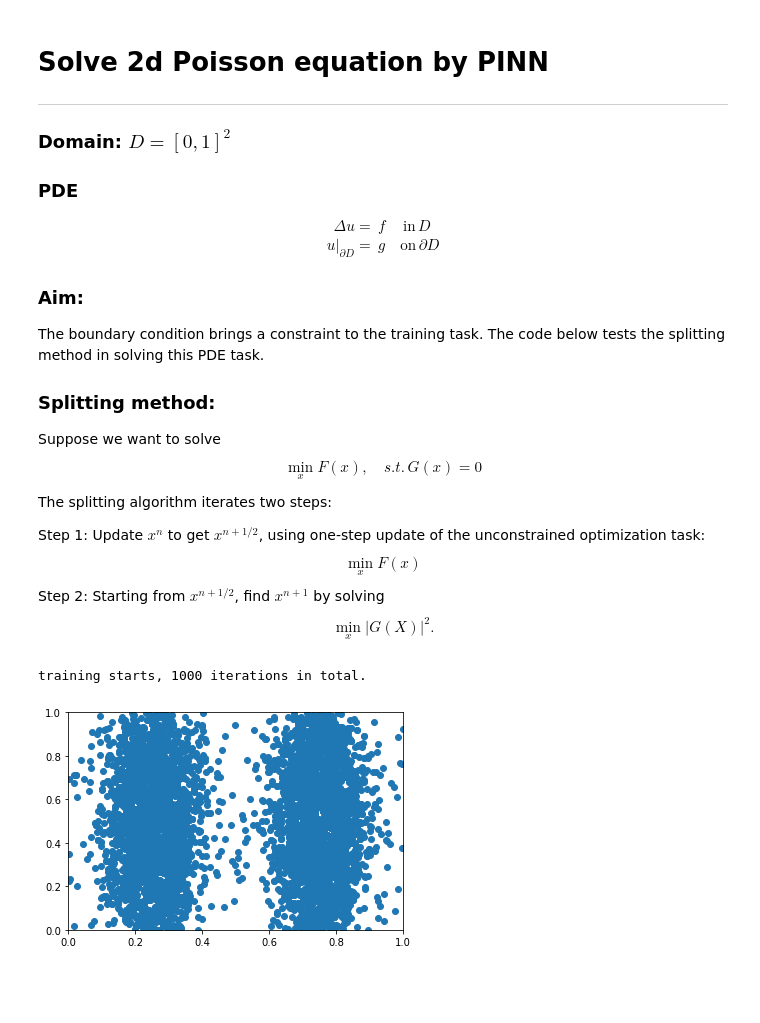
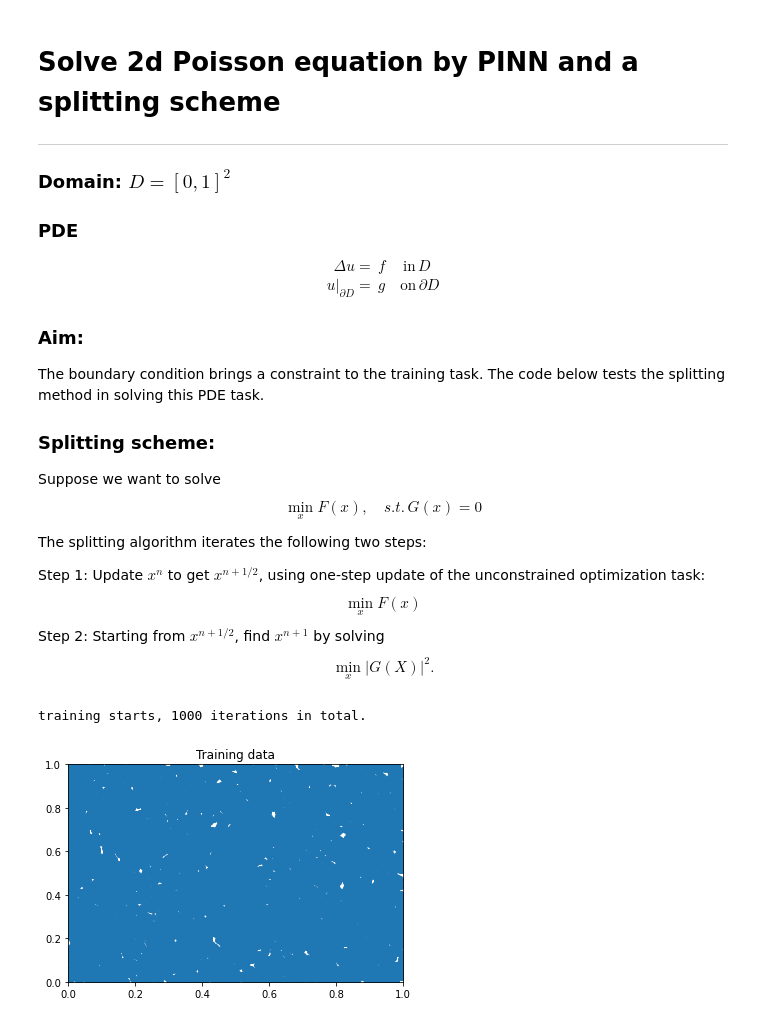
Before and after one commit to zwpku/learning-with-constraints, a Jupyter notebook: splitting_scheme.ipynb, the cells around one changed output. Cells and saved outputs as stored; diff of their text form; code cells hidden in the pictures; blank space fills up the shorter version.

Commit message:
Updated notebook for splitting scheme

```diff
--- a/splitting_scheme.ipynb
+++ b/splitting_scheme.ipynb
@@ -1,5 +1,5 @@
 # %% [markdown]
-# Solve 2d Poisson equation by PINN
+# Solve 2d Poisson equation by PINN and a splitting scheme
 
 ---
 
@@ -18,14 +18,14 @@ $$
 The boundary condition brings a constraint to the training task.
 The code below tests the splitting method in solving this PDE task.
 
-### Splitting method:
+### Splitting scheme:
 
 Suppose we want to solve
 $$
     \min_{x} F(x), \quad s.t.\, G(x) = 0
 $$
 
-The splitting algorithm iterates two steps:
+The splitting algorithm iterates the following two steps:
 
 Step 1: Update $x^{n}$ to get $x^{n+1/2}$, using one-step update of the unconstrained optimization task:
 $$
@@ -49,7 +49,8 @@ import os
 import time
 
 class ConstrainedOptimizer():
-
+    r"""This class solves the constraint
+    """
     def __init__(self, model, problem, optimizer, batch_size=100, resampling=False, res_tol=1e-2, max_iter_steps=100, verbose=True):
         self.res_tol = res_tol
         self.max_iter_steps = max_iter_steps
@@ -108,21 +109,28 @@ num_iters = 2000
 # layers of the neural network.
 layer_dims = [2, 30, 30, 1]
 optimizer_name = 'Adam'
-learning_rate = 0.02
+learning_rate = 0.001
+problem_id = 0
 
-problem = PoissonEqnByPINN(3.0, size=n, size_each_bndry=n_bndry)
+if problem_id == 0:
+    problem = PoissonEqnByPINN(3.0, size=n, size_each_bndry=n_bndry)
+else :
+    # define the potential
+    def V(x):
+        return math.cos(x[0] * 4 * math.pi) + 3.0 * (x[1]-0.5)**2
 
-def V(x):
-    return math.cos(x[0] * 4 * math.pi) + 3.0 * (x[1]-0.5)**2
+    # define the eigenvalue PDE problem;
+    # solve the first 2 eigenpairs
+    problem = EigenPDE(V, 2.5, num_eig_funcs=2, eig_w=[1.0, 0.8], size=n, size_each_bndry=n_bndry)
 
-problem = EigenPDE(V, 2.5, num_eig_funcs=2, eig_w=[1.0, 0.8], size=n, size_each_bndry=n_bndry)
-
+# get training data
 problem.sample_X_batch(1000)
 X = problem.X
 
 plt.scatter(X[:,0], X[:,1])
 plt.xlim([0,1])
 plt.ylim([0,1])
+plt.title('Training data')
 
 # create neural network that represents the solution of the PDE
 model = problem.create_model(layer_dims)
@@ -135,45 +143,50 @@ print ("\ntraining starts, %d iterations in total." % num_iters)
 if optimizer_name == 'Adam':
     optimizer = torch.optim.Adam(model.parameters(), lr=learning_rate)
 else:
     optimizer = torch.optim.SGD(model.parameters(), lr=learning_rate)
 
-c_optimizer = torch.optim.Adam(model.parameters(), lr=0.01)
+# define another optimizer for solving the constraints
+c_optimizer = torch.optim.Adam(model.parameters(), lr=0.005)
 #c_optimizer = torch.optim.SGD(model.parameters(), lr=0.01, momentum=0.8, nesterov=True)
 #c_optimizer = torch.optim.LBFGS(model.parameters(), lr=0.05, history_size=10,tolerance_change=1e-3,
 #                        max_iter=5, tolerance_grad=1e-03, line_search_fn="strong_wolfe")
 
-copt = ConstrainedOptimizer(model, problem, c_optimizer, res_tol=0.05, resampling=False, max_iter_steps=100)
+copt = ConstrainedOptimizer(model, problem, c_optimizer, res_tol=0.01, resampling=True, max_iter_steps=100)
 
+# use splitting scheme at the begining of the training
 use_splitting_scheme_at_step = 0
 
 for iter in tqdm(range(num_iters)):
-    # Step 1: minimize the PDE loss
     optimizer.zero_grad()
     problem.sample_X_batch(batch_size)
     loss1 = problem.F(model)
 
-    if iter < use_splitting_scheme_at_step:
+    if iter < use_splitting_scheme_at_step: # penalty method
         problem.sample_Y_batch(batch_size)
         loss2 = problem.G(model)
-        loss = loss1 + 10 * loss2
+        loss = loss1 + 10.0 * loss2
         loss.backward()
         optimizer.step()
         csteps = 0
-    else :
+    else :   # splitting method
+        # Step 1: update by minimizing F
         loss1.backward()
         optimizer.step()
-        # Step 2: projection by minimizing the boundary loss
+        # Step 2: projection by minimizing G (the constraints)
         closs_list = copt.projection()
         loss2 = closs_list[-1]
         csteps = copt.total_iter_steps()
 
-#    X_batch = problem.get_X_batch()
-#    loss3 = ((model(X_batch) - problem.ref_u(X_batch))**2).mean()
-    loss3 = None
-    train_losses.append([loss1.detach().item(), loss2.detach().item(), loss3, csteps])
+    if problem_id == 0: # Poisson
+        X_batch = problem.get_X_batch()
+        loss3 = ((model(X_batch) - problem.ref_u(X_batch))**2).mean()
+    else:
+        loss3 = None
+
+    train_losses.append([loss1.detach().item(), loss2.detach().item(), csteps, loss3.detach()])
 # %% [output]
 training starts, 1000 iterations in total.
-[figure, old version]
+[figure, new version]
 # %%
 loss_list = np.array(train_losses)
 
```
Also changed, not shown: parts of 1 cell of this notebook, 2 other files.
